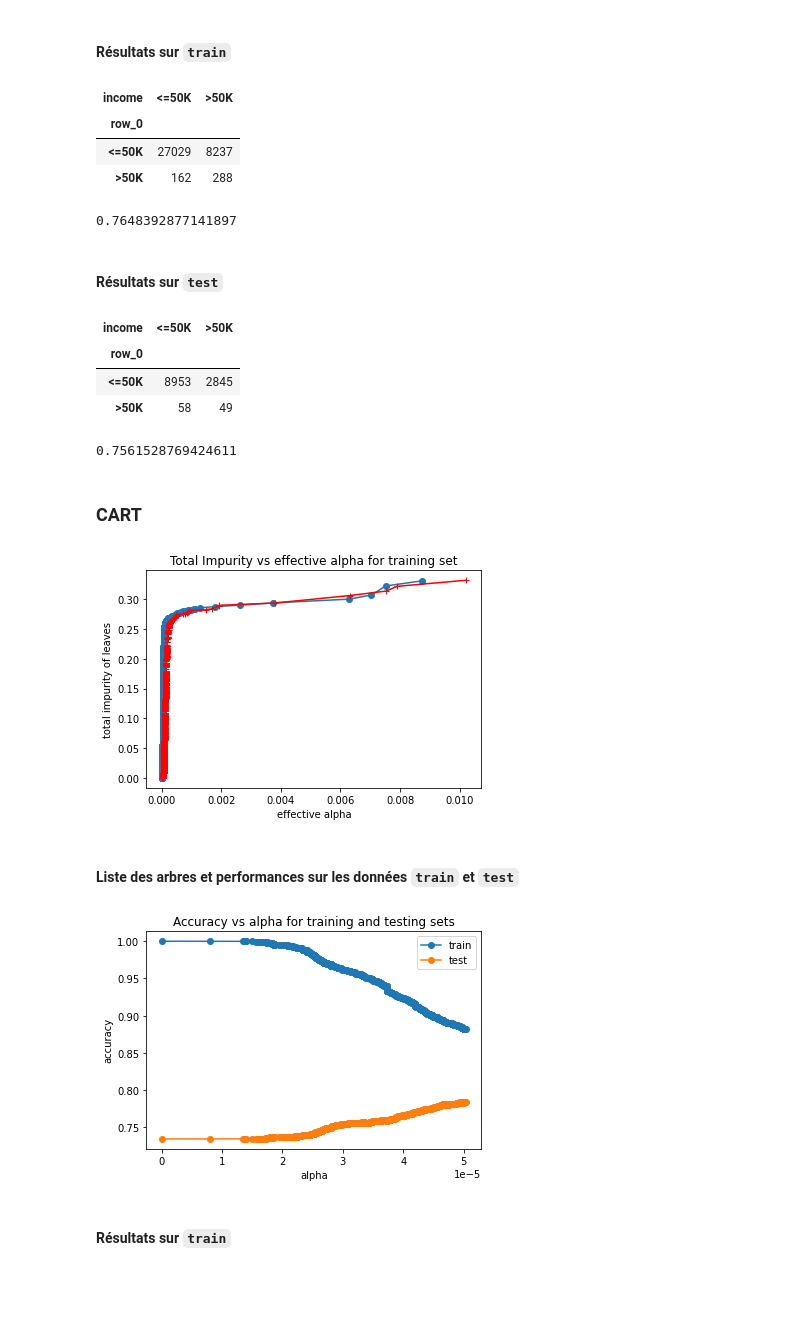
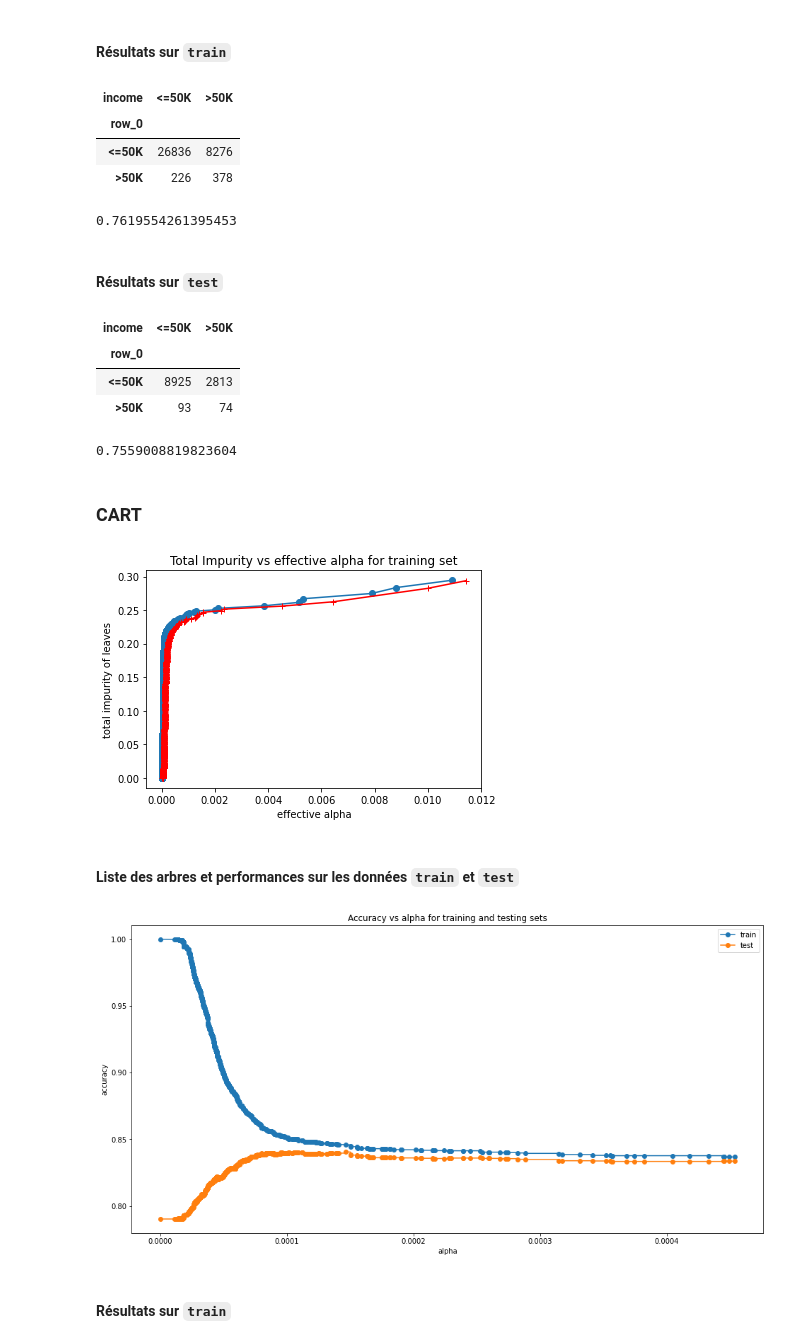
Before and after one commit to fxjollois/cours-2023-2024, a Jupyter notebook: ufr--m1-dci--ecd/seance8-correction.ipynb, the cells around one changed output. Cells and saved outputs as stored; diff of their text form; code cells hidden in the pictures; blank space fills up the shorter version.

```diff
--- a/ufr--m1-dci--ecd/seance8-correction.ipynb
+++ b/ufr--m1-dci--ecd/seance8-correction.ipynb
@@ -86,8 +86,8 @@ X5
 # %%
 X_train = X5.sample(frac = .75)
 X_test = X5.drop(X_train.index)
-y_train = y.iloc[X_train.index]
-y_test = y.iloc[X_test.index]
+y_train = y2.iloc[X_train.index]
+y_test = y2.iloc[X_test.index]
 # %% [markdown]
 ## Modélisation
 # %%
@@ -167,12 +167,12 @@ pandas.crosstab(m_knn.predict(X_train), y_train.income)
 # %% [output]
 | income | <=50K | >50K |
 | row_0 |  |  |
-| <=50K | 27029 | 8237 |
-| >50K | 162 | 288 |
+| <=50K | 26836 | 8276 |
+| >50K | 226 | 378 |
 # %%
 m_knn.score(X_train, y_train.income)
 # %% [output]
-0.7648392877141897
+0.7619554261395453
 # %% [markdown]
 #### Résultats sur `test`
 # %%
@@ -180,12 +180,12 @@ pandas.crosstab(m_knn.predict(X_test), y_test.income)
 # %% [output]
 | income | <=50K | >50K |
 | row_0 |  |  |
-| <=50K | 8953 | 2845 |
-| >50K | 58 | 49 |
+| <=50K | 8925 | 2813 |
+| >50K | 93 | 74 |
 # %%
 m_knn.score(X_test, y_test.income)
 # %% [output]
-0.7561528769424611
+0.7559008819823604
 # %% [markdown]
 ### CART
 # %%
@@ -204,7 +204,7 @@ ax.set_ylabel("total impurity of leaves")
 ax.set_title("Total Impurity vs effective alpha for training set")
 plt.show()
 # %% [output]
-[figure, old version]
+[figure, new version]
 # %% [markdown]
 #### Liste des arbres et performances sur les données `train` et `test`
 # %%
@@ -219,14 +219,15 @@ clfs = clfs[:-1]
 train_scores = [clf.score(X_train, y_train.income) for clf in clfs]
 test_scores = [clf.score(X_test, y_test.income) for clf in clfs]
 # %%
-fig, ax = plt.subplots()
+max = 2220
+fig, ax = plt.subplots(figsize = (16, 8))
 ax.set_xlabel("alpha")
 ax.set_ylabel("accuracy")
 ax.set_title("Accuracy vs alpha for training and testing sets")
-ax.plot(pruning_train.ccp_alphas[], train_scores, marker="o", label="train", drawstyle="steps-post")
-ax.plot(pruning_train.ccp_alphas[], test_scores, marker="o", label="test", drawstyle="steps-post")
+ax.plot(pruning_train.ccp_alphas[:max], train_scores[:max], marker="o", label="train", drawstyle="steps-post")
+ax.plot(pruning_train.ccp_alphas[:max], test_scores[:max], marker="o", label="test", drawstyle="steps-post")
 ax.legend()
 plt.show()
 # %% [output]
-[figure, old version]
+[figure, new version]
 # %%
```
Also changed, not shown: parts of 18 cells of this notebook, 1 other file.
